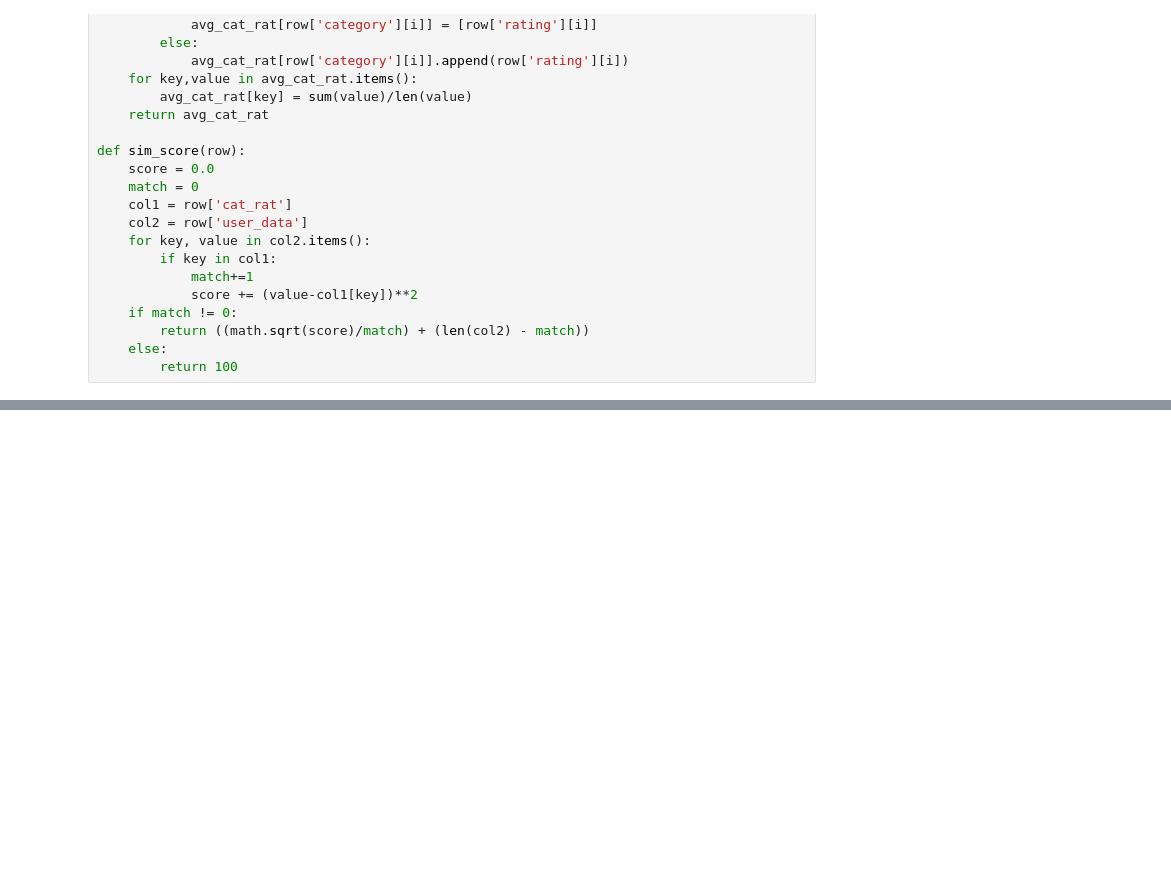
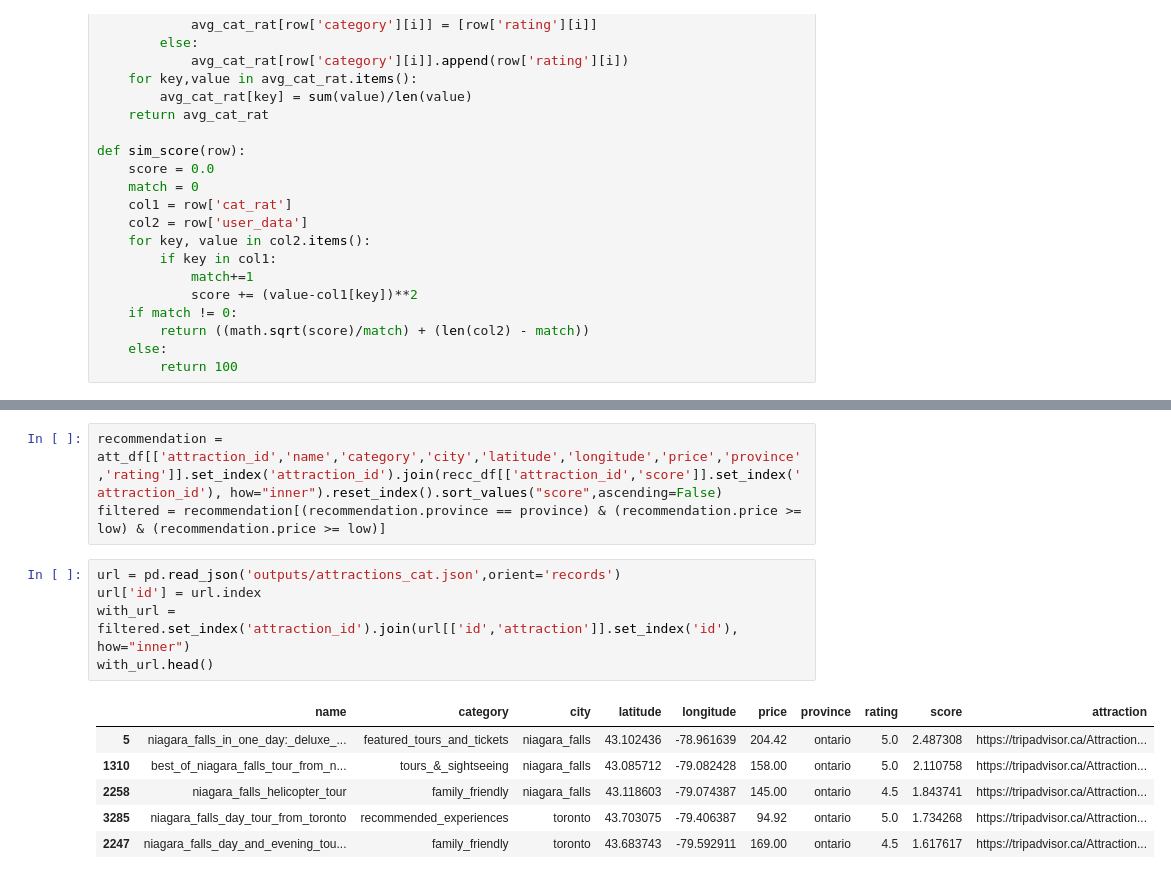
Before and after one commit to sachinnpraburaj/Intelligent-Travel-Recommendation-System, a Jupyter notebook: get_recc.ipynb, the cells around one changed output, grey strips where cells are left out. Cells and saved outputs as stored; diff of their text form; blank space fills up the shorter version.

```diff
--- a/get_recc.ipynb
+++ b/get_recc.ipynb
@@ -168,0 +189,15 @@ recc_df.head(11)
+# %%
+recommendation = att_df[['attraction_id','name','category','city','latitude','longitude','price','province','rating']].set_index('attraction_id').join(recc_df[['attraction_id','score']].set_index('attraction_id'), how="inner").reset_index().sort_values("score",ascending=False)
+filtered = recommendation[(recommendation.province == province) & (recommendation.price >= low) & (recommendation.price >= low)]
+# %%
+url = pd.read_json('outputs/attractions_cat.json',orient='records')
+url['id'] = url.index
+with_url = filtered.set_index('attraction_id').join(url[['id','attraction']].set_index('id'), how="inner")
+with_url.head()
+# %% [output]
+|  | name | category | city | latitude | longitude | price | province | rating | score | attraction |
+| 5 | niagara_falls_in_one_day:_deluxe_... | featured_tours_and_tickets | niagara_falls | 43.102436 | -78.961639 | 204.42 | ontario | 5.0 | 2.487308 | https://tripadvisor.ca/Attraction... |
+| 1310 | best_of_niagara_falls_tour_from_n... | tours_&_sightseeing | niagara_falls | 43.085712 | -79.082428 | 158.00 | ontario | 5.0 | 2.110758 | https://tripadvisor.ca/Attraction... |
+| 2258 | niagara_falls_helicopter_tour | family_friendly | niagara_falls | 43.118603 | -79.074387 | 145.00 | ontario | 4.5 | 1.843741 | https://tripadvisor.ca/Attraction... |
+| 3285 | niagara_falls_day_tour_from_toronto | recommended_experiences | toronto | 43.703075 | -79.406387 | 94.92 | ontario | 5.0 | 1.734268 | https://tripadvisor.ca/Attraction... |
+| 2247 | niagara_falls_day_and_evening_tou... | family_friendly | toronto | 43.683743 | -79.592911 | 169.00 | ontario | 4.5 | 1.617617 | https://tripadvisor.ca/Attraction... |
```
Also changed, not shown: parts of 10 cells of this notebook.
